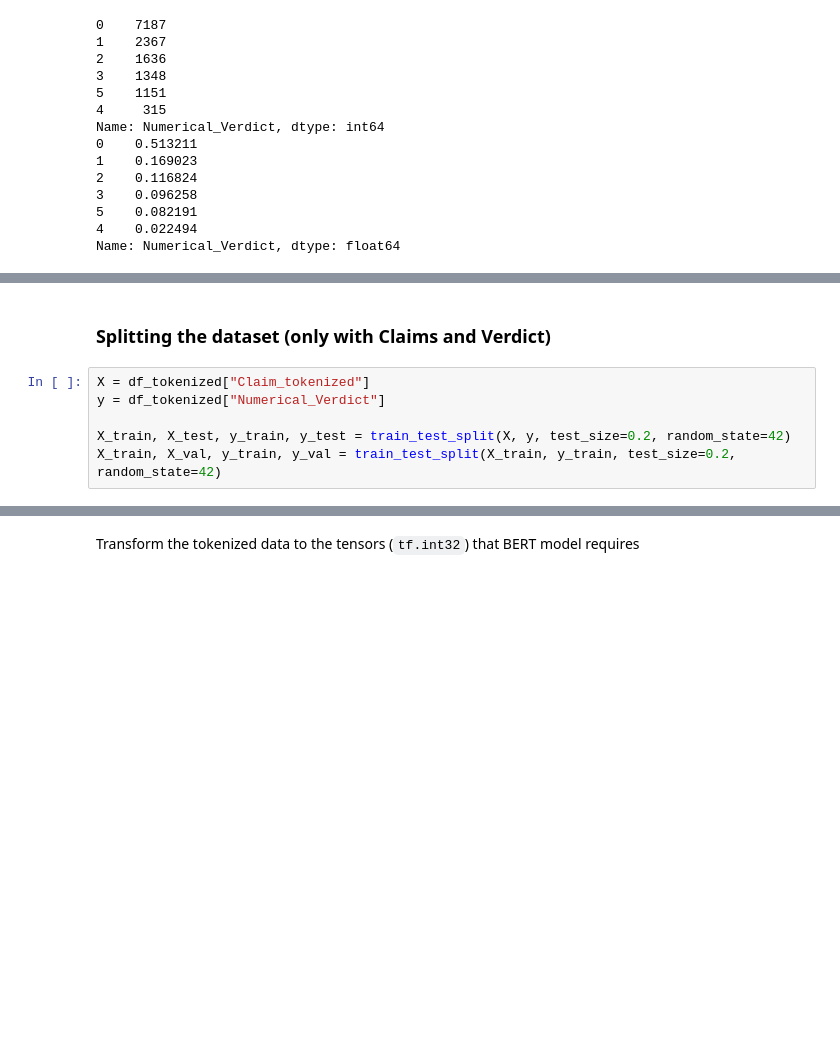
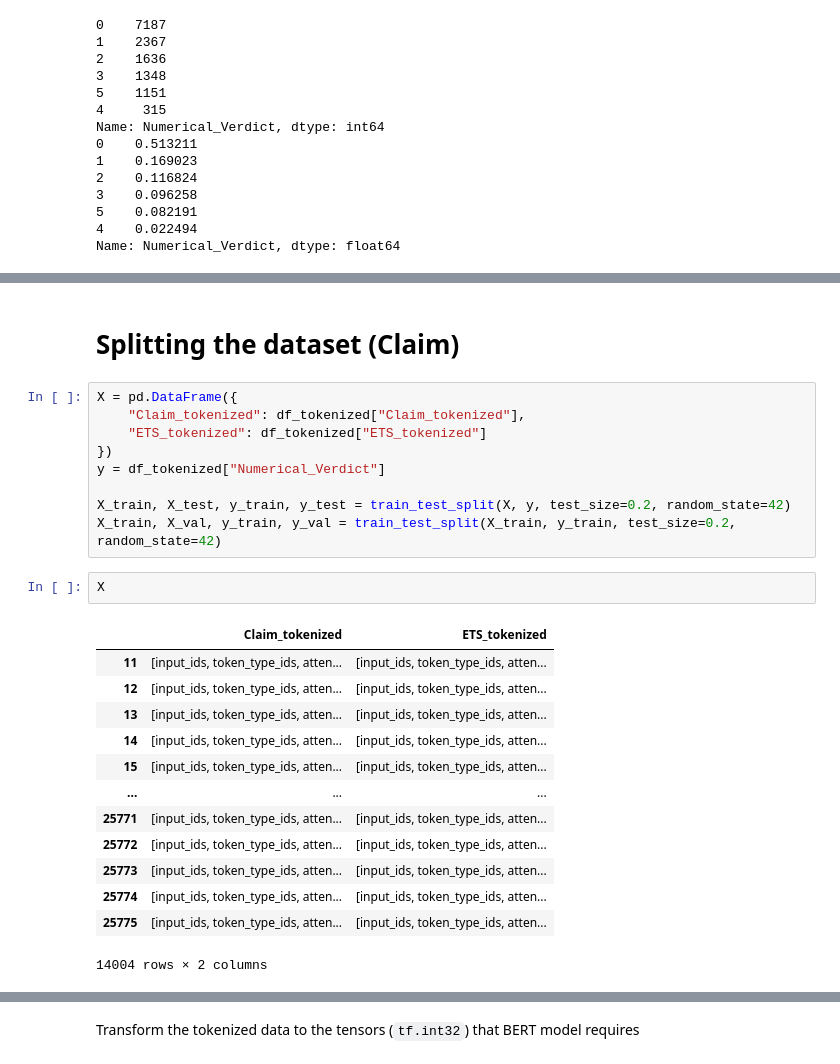
Before and after one commit to halimyoussef/FakeNewsClassifier-BERT, a Jupyter notebook: BERT_Classifier.ipynb, the cells around one changed output, grey strips where cells are left out. Saved outputs shown, nothing was run; the diff lists cells and outputs as text; blank space fills up the shorter version.

```diff
--- a/BERT_Classifier.ipynb
+++ b/BERT_Classifier.ipynb
@@ -694,11 +877,30 @@ Name: Numerical_Verdict, dtype: float64
 # %% [markdown]
-### Splitting the dataset (only with Claims and Verdict)
+# Splitting the dataset (Claim)
 # %%
-X = df_tokenized["Claim_tokenized"]
+X = pd.DataFrame({
+    "Claim_tokenized": df_tokenized["Claim_tokenized"],
+    "ETS_tokenized": df_tokenized["ETS_tokenized"]
+})
 y = df_tokenized["Numerical_Verdict"]
 
 X_train, X_test, y_train, y_test = train_test_split(X, y, test_size=0.2, random_state=42)
 X_train, X_val, y_train, y_val = train_test_split(X_train, y_train, test_size=0.2, random_state=42)
+# %%
+X
+# %% [output]
+|  | Claim_tokenized | ETS_tokenized |
+| 11 | [input_ids, token_type_ids, atten... | [input_ids, token_type_ids, atten... |
+| 12 | [input_ids, token_type_ids, atten... | [input_ids, token_type_ids, atten... |
+| 13 | [input_ids, token_type_ids, atten... | [input_ids, token_type_ids, atten... |
+| 14 | [input_ids, token_type_ids, atten... | [input_ids, token_type_ids, atten... |
+| 15 | [input_ids, token_type_ids, atten... | [input_ids, token_type_ids, atten... |
+| ... | ... | ... |
+| 25771 | [input_ids, token_type_ids, atten... | [input_ids, token_type_ids, atten... |
+| 25772 | [input_ids, token_type_ids, atten... | [input_ids, token_type_ids, atten... |
+| 25773 | [input_ids, token_type_ids, atten... | [input_ids, token_type_ids, atten... |
+| 25774 | [input_ids, token_type_ids, atten... | [input_ids, token_type_ids, atten... |
+| 25775 | [input_ids, token_type_ids, atten... | [input_ids, token_type_ids, atten... |
+14004 rows × 2 columns
 # %%
 print(f'Shape of X:\n{X.shape}')
 print(f'Shape of y:\n{y.shape}')
```
Also changed, not shown: parts of 89 cells of this notebook.
